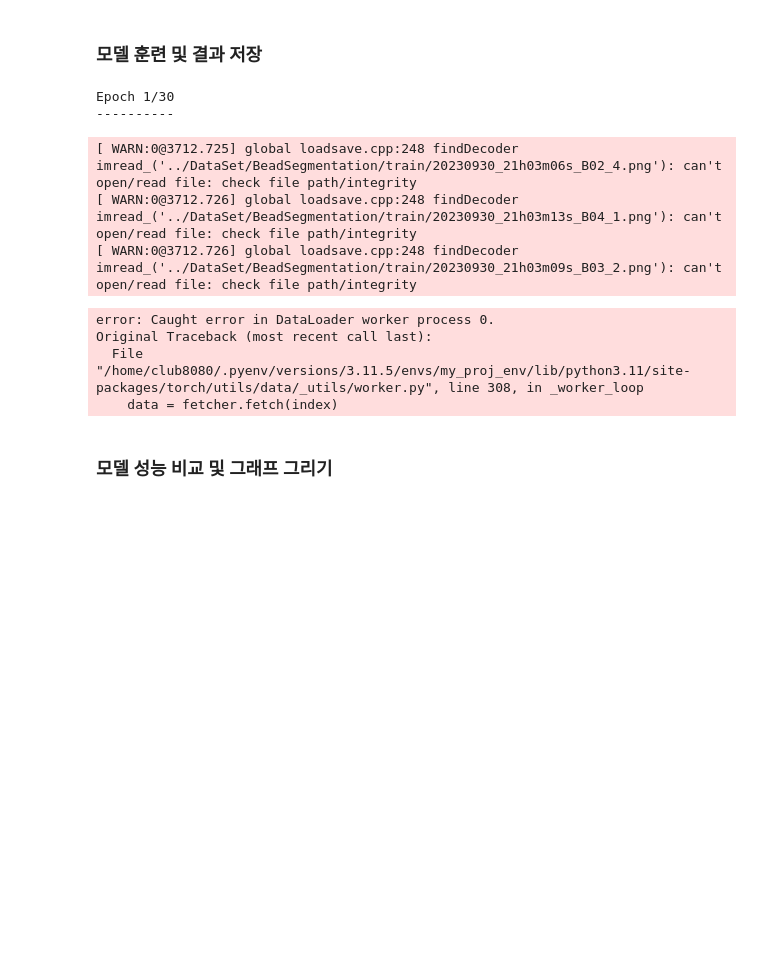
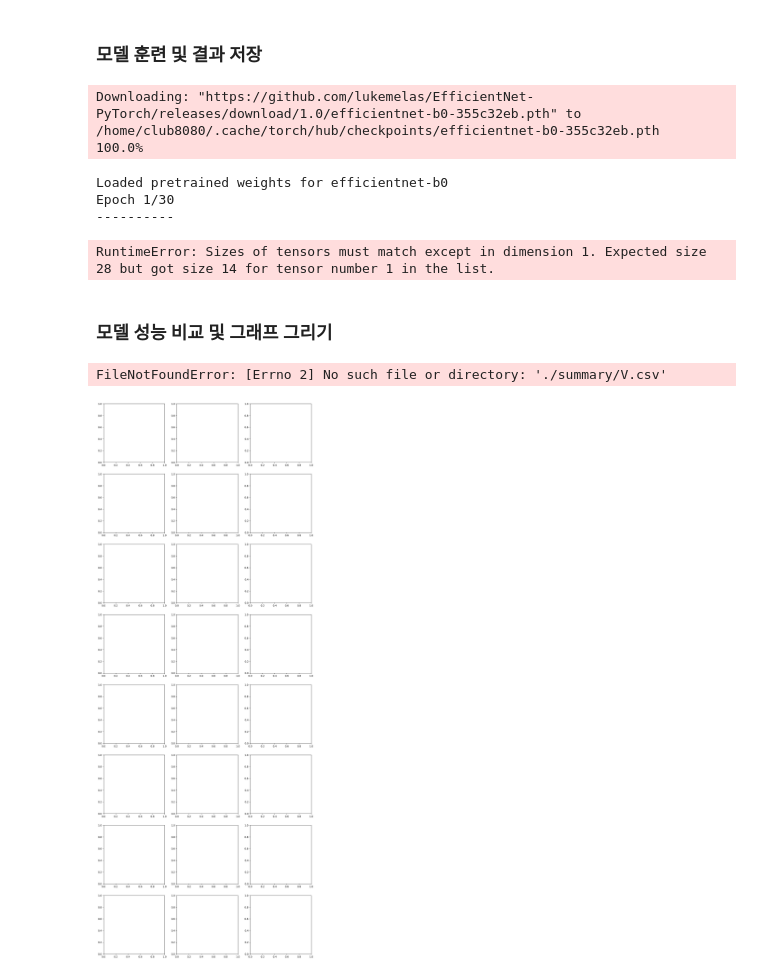
Before and after one commit to genup-alpha/research, a Jupyter notebook: Segmentation/backup/SemanticSegmentation.ipynb, the cells around one changed output. Drawn from its saved outputs; the diff is of its cells as text; code cells hidden in the pictures; blank space fills up the shorter version.

```diff
--- a/Segmentation/backup/SemanticSegmentation.ipynb
+++ b/Segmentation/backup/SemanticSegmentation.ipynb
@@ -625,9 +668,10 @@ def compute_iou(outputs, labels, smooth=1):
 def train_model(model, train_loader, val_loader, criterion, optimizer, num_epochs, device, model_name):
     since = datetime.datetime.now().strftime("%Y%m%d_%H%M%S")
     summary_path = f"./summary/{model_name}_{since}.csv"
-    checkpoint_path = f"/home/club8080/Downloads/trained_model/{model_name}_{since}.pth"
+
 
     results = []
+    best_iou = 0.0
 
     for epoch in range(num_epochs):
         print('Epoch {}/{}'.format(epoch + 1, num_epochs))
@@ -643,6 +687,7 @@ def train_model(model, train_loader, val_loader, criterion, optimizer, num_epoch
             running_loss = 0.0
             running_dice = 0.0
             running_iou = 0.0
+
             total_batches = len(train_loader if phase == 'train' else val_loader)
 
             # 데이터 반복
@@ -681,6 +726,8 @@ def train_model(model, train_loader, val_loader, criterion, optimizer, num_epoch
             # 모델 저장
             if phase == 'val' and epoch_iou > best_iou:
                 best_iou = epoch_iou
+                checkpoint_filename = f"{model_name}_epoch_{epoch+1}_{since}.pth"
+                checkpoint_path = f"/home/club8080/Downloads/trained_model/{checkpoint_filename}"
                 torch.save(model.state_dict(), checkpoint_path)
 
     # 결과를 DataFrame으로 저장 후 CSV로 저장
@@ -689,8 +736,16 @@ def train_model(model, train_loader, val_loader, criterion, optimizer, num_epoch
 
     return results_df
 # %%
+# 모델 훈련 실행
+num_epochs = 30
+
 # 모델, 데이터 로더, 손실 함수, 옵티마이저 준비
-model = ResUNet(backbone='resnet', pretrained=True, num_classes=1)
+# model = ResUNet(backbone='resnet', pretrained=True, num_classes=1)
+# model_name = "Res_Unet"  # 모델 이름 설정
+# model = VGGUNet(num_classes=1, pretrained=True)
+# model_name = "VGG_Unet"  # 모델 이름 설정
+model = EfficientNetUNet(num_classes=1, pretrained=True)
+model_name = "Effi_Unet"  # 모델 이름 설정
 device = torch.device("cuda:0" if torch.cuda.is_available() else "cpu")
 model.to(device)
 
@@ -700,20 +755,15 @@ criterion = DiceBCELoss()  # 가정: DiceBCELoss가 정의되어 있음
 # 옵티마이저 설정
 optimizer = optim.Adam(model.parameters(), lr=0.001)
 
-# 모델 훈련 실행
-num_epochs = 30
-model_name = "Resnet_Unet"  # 모델 이름 설정
+
 train_model(model, train_loader, val_loader, criterion, optimizer, num_epochs, device, model_name)
 # %% [output]
-Epoch 1/30
-----------
+Downloading: "https://github.com/lukemelas/EfficientNet-PyTorch/releases/download/1.0/efficientnet-b0-355c32eb.pth" to /home/club8080/.cache/torch/hub/checkpoints/efficientnet-b0-355c32eb.pth
+100.0%
-[ WARN:0@3712.725] global loadsave.cpp:248 findDecoder imread_('../DataSet/BeadSegmentation/train/20230930_21h03m06s_B02_4.png'): can't open/read file: check file path/integrity
-[ WARN:0@3712.726] global loadsave.cpp:248 findDecoder imread_('../DataSet/BeadSegmentation/train/20230930_21h03m13s_B04_1.png'): can't open/read file: check file path/integrity
-[ WARN:0@3712.726] global loadsave.cpp:248 findDecoder imread_('../DataSet/BeadSegmentation/train/20230930_21h03m09s_B03_2.png'): can't open/read file: check file path/integrity
+Loaded pretrained weights for efficientnet-b0
+Epoch 1/30
+----------
-error: Caught error in DataLoader worker process 0.
-Original Traceback (most recent call last):
-  File "/home/club8080/.pyenv/versions/3.11.5/envs/my_proj_env/lib/python3.11/site-packages/torch/utils/data/_utils/worker.py", line 308, in _worker_loop
-    data = fetcher.fetch(index)
+RuntimeError: Sizes of tensors must match except in dimension 1. Expected size 28 but got size 14 for tensor number 1 in the list.
 # %% [markdown]
 ### 모델 성능 비교 및 그래프 그리기
 # %%
@@ -736,3 +786,8 @@ def plot_results(model_names):
 
     plt.tight_layout()
     plt.show()
+# %%
+plot_results(model_names = "VGG_UNet")
+# %% [output]
+FileNotFoundError: [Errno 2] No such file or directory: './summary/V.csv'
+[figure, added]
```
Also changed, not shown: parts of 1 cell of this notebook, 1 other file.
